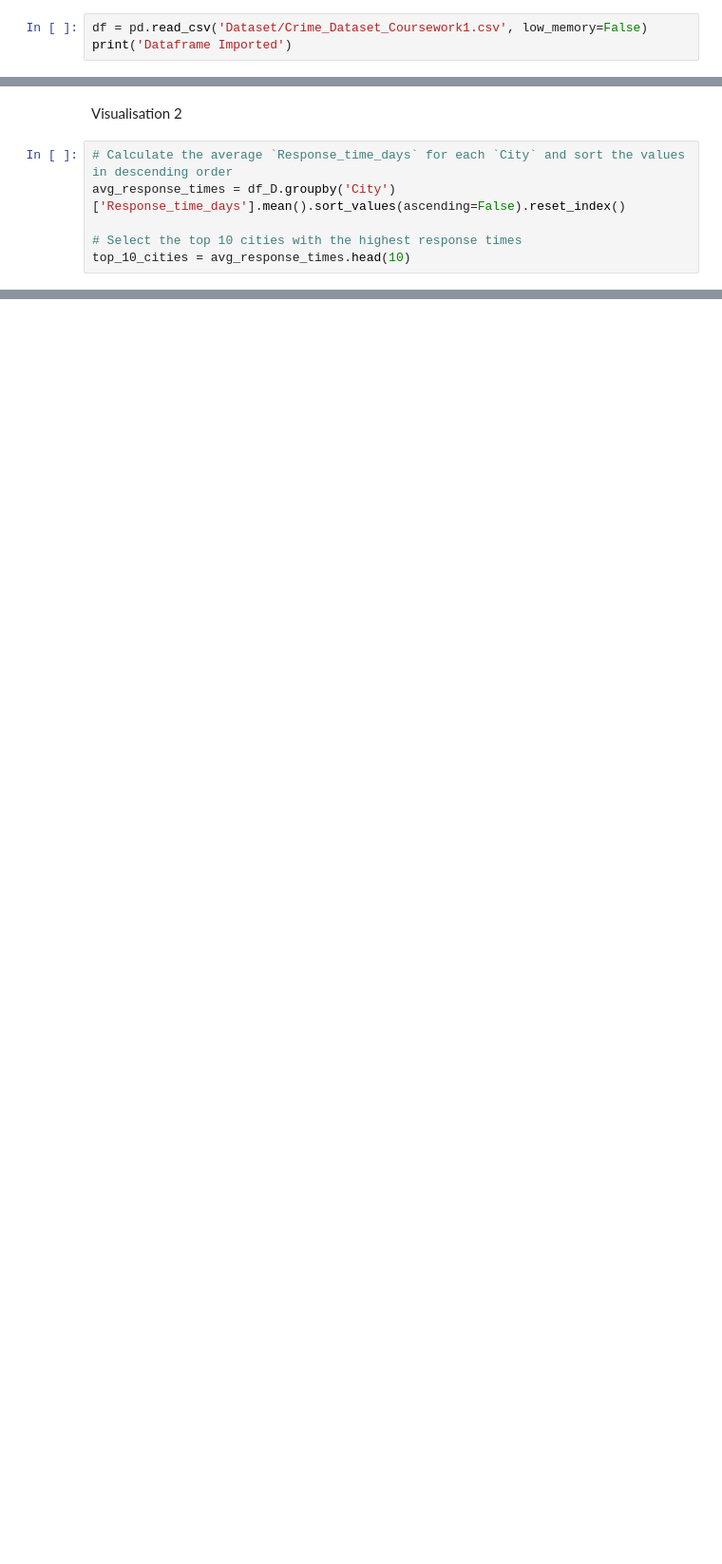
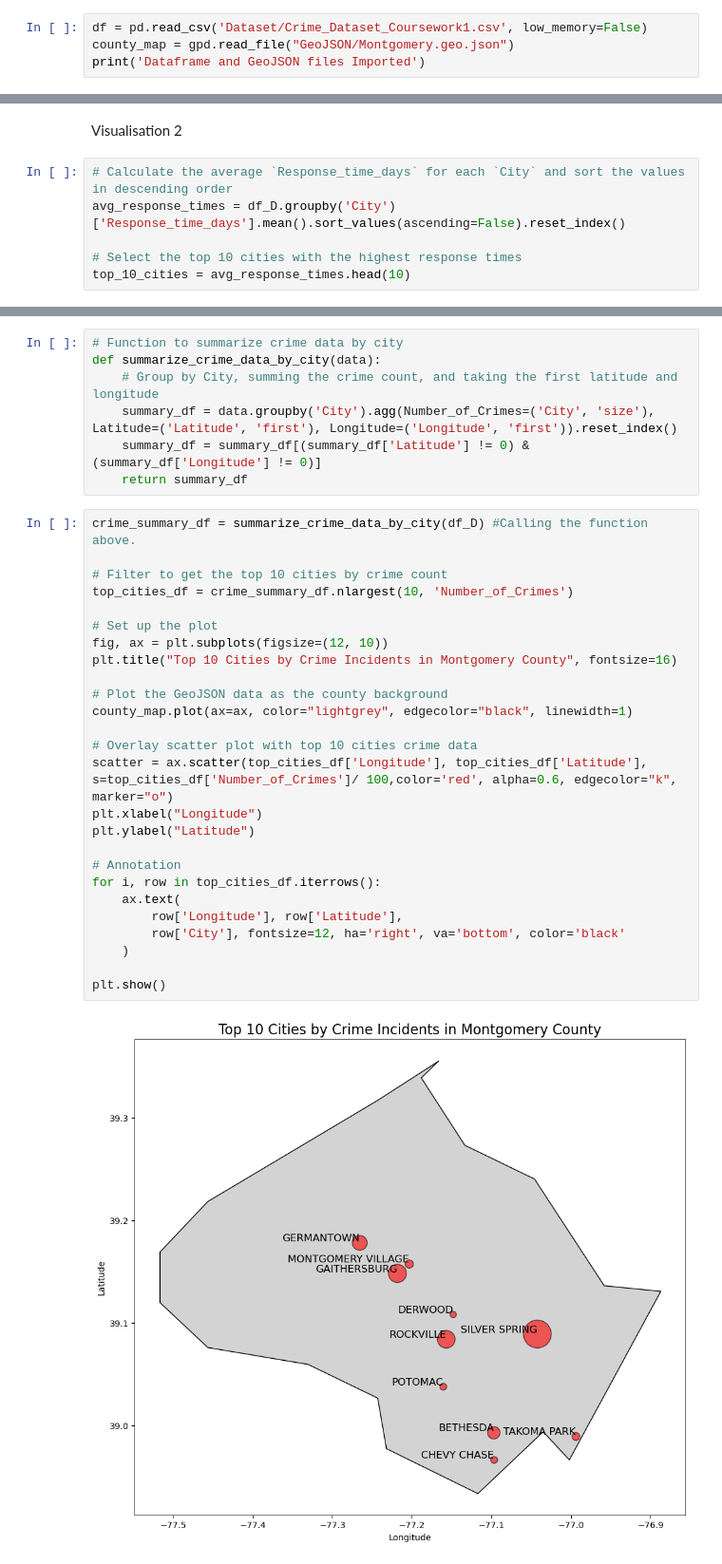
Before and after one commit to aquariusjr10/ADP, a Jupyter notebook: ADP1.ipynb, the cells around one changed output, grey strips where cells are left out. Shown: that part at 95% size. Saved outputs shown, nothing was run; the diff lists cells and outputs as text; blank space fills up the shorter version.

```diff
--- a/ADP1.ipynb
+++ b/ADP1.ipynb
@@ -7,7 +7,8 @@ from datetime import datetime
 import geopandas as gpd
 # %%
 df = pd.read_csv('Dataset/Crime_Dataset_Coursework1.csv', low_memory=False)
-print('Dataframe Imported')
+county_map = gpd.read_file("GeoJSON/Montgomery.geo.json")
+print('Dataframe and GeoJSON files Imported')
 # %% [output]
 Dataframe Imported
 # %%
@@ -260,0 +267,35 @@ plt.show()
+# %%
+# Function to summarize crime data by city
+def summarize_crime_data_by_city(data):
+    # Group by City, summing the crime count, and taking the first latitude and longitude
+    summary_df = data.groupby('City').agg(Number_of_Crimes=('City', 'size'), Latitude=('Latitude', 'first'), Longitude=('Longitude', 'first')).reset_index()
+    summary_df = summary_df[(summary_df['Latitude'] != 0) & (summary_df['Longitude'] != 0)]
+    return summary_df
+# %%
+crime_summary_df = summarize_crime_data_by_city(df_D) #Calling the function above.
+
+# Filter to get the top 10 cities by crime count
+top_cities_df = crime_summary_df.nlargest(10, 'Number_of_Crimes')
+
+# Set up the plot
+fig, ax = plt.subplots(figsize=(12, 10))
+plt.title("Top 10 Cities by Crime Incidents in Montgomery County", fontsize=16)
+
+# Plot the GeoJSON data as the county background
+county_map.plot(ax=ax, color="lightgrey", edgecolor="black", linewidth=1)
+
+# Overlay scatter plot with top 10 cities crime data
+scatter = ax.scatter(top_cities_df['Longitude'], top_cities_df['Latitude'], s=top_cities_df['Number_of_Crimes']/ 100,color='red', alpha=0.6, edgecolor="k", marker="o")
+plt.xlabel("Longitude")
+plt.ylabel("Latitude")
+
+# Annotation
+for i, row in top_cities_df.iterrows():
+    ax.text(
+        row['Longitude'], row['Latitude'],
+        row['City'], fontsize=12, ha='right', va='bottom', color='black'
+    )
+
+plt.show()
+# %% [output]
+[figure, added]
```
Also changed, not shown: parts of 3 cells of this notebook, 1 other file.
